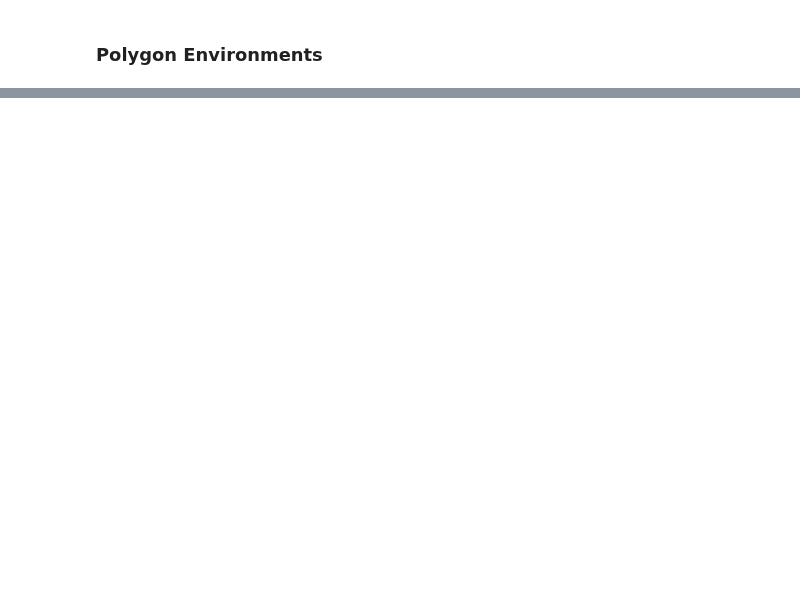
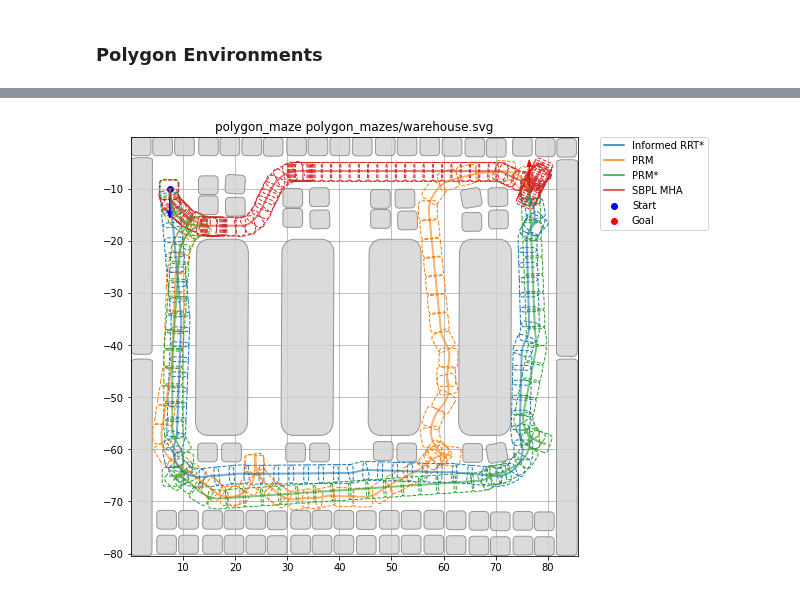
Before and after one commit to robot-motion/bench-mr, a Jupyter notebook: plotting/Polygon Worlds Testing.ipynb, the cells around one changed output, grey strips where cells are left out. Cells and saved outputs as stored; diff of their text form; code cells hidden in the pictures; blank space fills up the shorter version.

```diff
--- a/plotting/Polygon Worlds Testing.ipynb
+++ b/plotting/Polygon Worlds Testing.ipynb
@@ -103,0 +117,15 @@ Running MPB with ID test_warehouse2 (log file at test_warehouse2.log)...
+# %%
+m = MPB()
+scenario = "warehouse"
+m["max_planning_time"] = 30
+m["env.start"] = {"theta": -1.58, "x": 7.5, "y": -10}
+m["env.goal"] = {"theta": 1.58, "x": 76.5, "y": -10}
+m["env.type"] = "polygon"
+m["env.polygon.source"] = "polygon_mazes/%s.svg" % scenario
+m["env.collision.robot_shape_source"] = "polygon_mazes/warehouse_robot.svg"
+m.set_planners([])
+m.set_planners(['bfmt', 'cforest', 'prm', 'prm_star', 'informed_rrt_star', 'sbpl_mha'])
+m["steer.car_turning_radius"] = 2
+m["sbpl.scaling"] = 1
+m.run(id="test_%s" % scenario, runs=1)
+m.print_info()
@@ -103,0 +143,11 @@ Running MPB with ID test_warehouse2 (log file at test_warehouse2.log)...
+# %%
+m.visualize_trajectories(ignore_planners='cforest, bfmt',
+                         draw_start_goal_thetas=True,
+                         plot_every_nth_polygon=8,
+                         fig_width=8,
+                         fig_height=8,
+                         silence=True,
+                         save_file="plots/%s.pdf" % scenario,
+                         num_colors=10)
+# %% [output]
+[figure, added]
```
Also changed, not shown: parts of 5 cells of this notebook, 1 other file.
